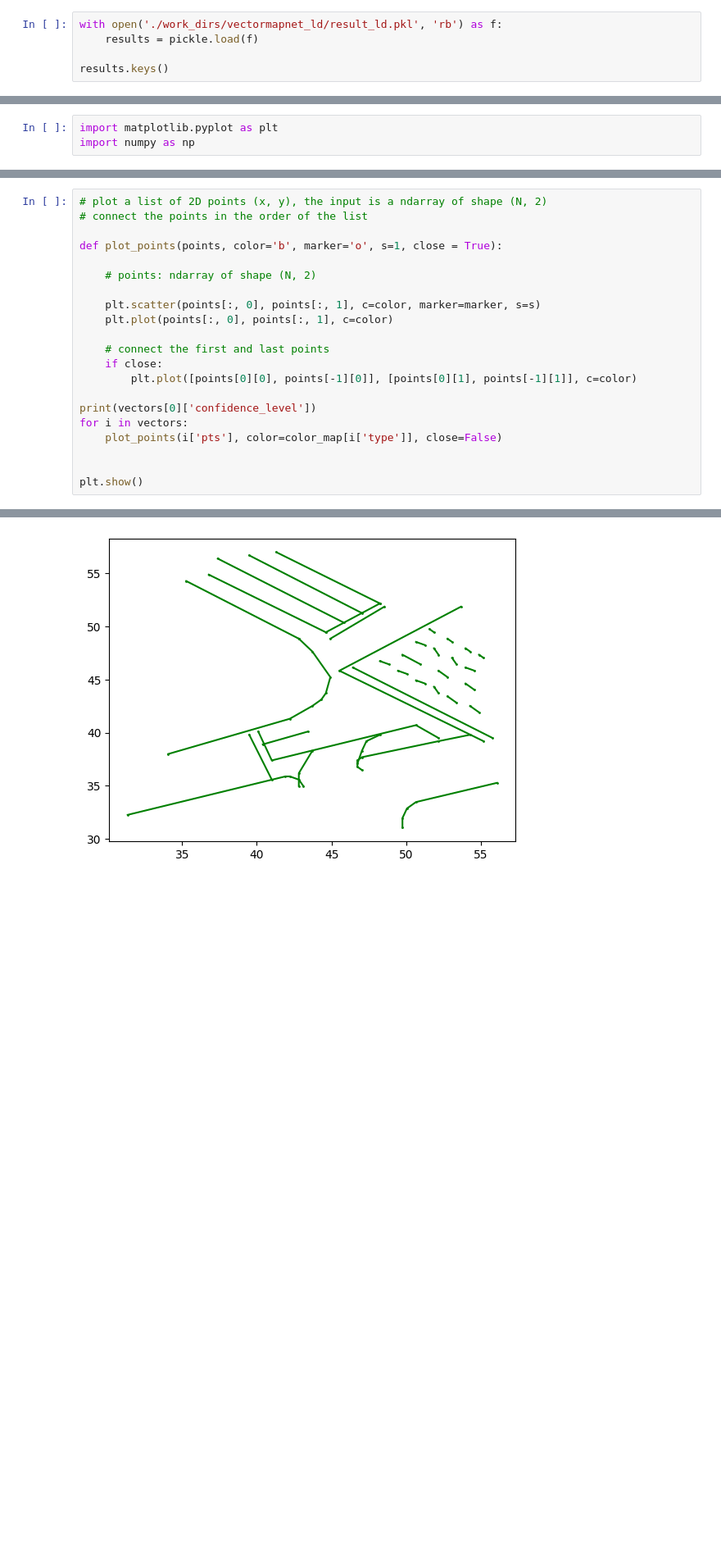
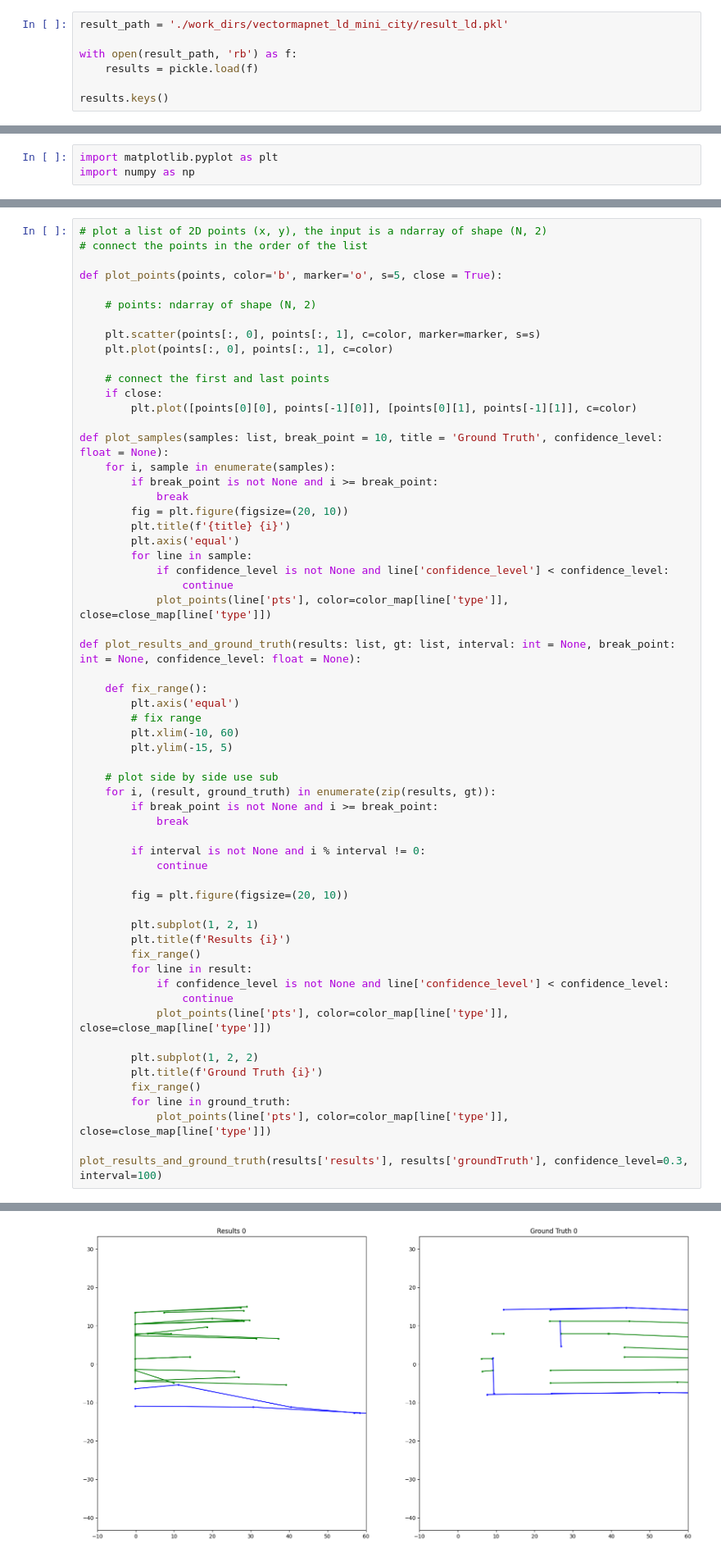
Before and after one commit to yinwu33/VectorMapNet_code, a Jupyter notebook: check.ipynb, the cells around one changed output, grey strips where cells are left out. Shown at 82% size. Drawn from its saved outputs; the diff is of its cells as text; blank space fills up the shorter version.

Commit message:
city

```diff
--- a/check.ipynb
+++ b/check.ipynb
@@ -9,5 +4,7 @@ os.getcwd(): /root/workspace/VectorMapNet_code
 # %%
-with open('./work_dirs/vectormapnet_ld/result_ld.pkl', 'rb') as f:
+result_path = './work_dirs/vectormapnet_ld_mini_city/result_ld.pkl'
+
+with open(result_path, 'rb') as f:
     results = pickle.load(f)
 
 results.keys()
@@ -73,7 +69,7 @@ close_map = {
 # plot a list of 2D points (x, y), the input is a ndarray of shape (N, 2)
 # connect the points in the order of the list
 
-def plot_points(points, color='b', marker='o', s=1, close = True):
+def plot_points(points, color='b', marker='o', s=5, close = True):
 
     # points: ndarray of shape (N, 2)
 
@@ -84,10 +80,49 @@ def plot_points(points, color='b', marker='o', s=1, close = True):
     if close:
         plt.plot([points[0][0], points[-1][0]], [points[0][1], points[-1][1]], c=color)
 
-print(vectors[0]['confidence_level'])
-for i in vectors:
-    plot_points(i['pts'], color=color_map[i['type']], close=False)
+def plot_samples(samples: list, break_point = 10, title = 'Ground Truth', confidence_level: float = None):
+    for i, sample in enumerate(samples):
+        if break_point is not None and i >= break_point:
+            break
+        fig = plt.figure(figsize=(20, 10))
+        plt.title(f'{title} {i}')
+        plt.axis('equal')
+        for line in sample:
+            if confidence_level is not None and line['confidence_level'] < confidence_level:
+                continue
+            plot_points(line['pts'], color=color_map[line['type']], close=close_map[line['type']])
 
+def plot_results_and_ground_truth(results: list, gt: list, interval: int = None, break_point: int = None, confidence_level: float = None):
 
-plt.show()
+    def fix_range():
+        plt.axis('equal')
+        # fix range
+        plt.xlim(-10, 60)
+        plt.ylim(-15, 5)
+
+    # plot side by side use sub
+    for i, (result, ground_truth) in enumerate(zip(results, gt)):
+        if break_point is not None and i >= break_point:
+            break
+
+        if interval is not None and i % interval != 0:
+            continue
+
+        fig = plt.figure(figsize=(20, 10))
+
+        plt.subplot(1, 2, 1)
+        plt.title(f'Results {i}')
+        fix_range()
+        for line in result:
+            if confidence_level is not None and line['confidence_level'] < confidence_level:
+                continue
+            plot_points(line['pts'], color=color_map[line['type']], close=close_map[line['type']])
+
+        plt.subplot(1, 2, 2)
+        plt.title(f'Ground Truth {i}')
+        fix_range()
+        for line in ground_truth:
+            plot_points(line['pts'], color=color_map[line['type']], close=close_map[line['type']])
+
+plot_results_and_ground_truth(results['results'], results['groundTruth'], confidence_level=0.3, interval=100)
 # %% [output]
@@ -95 +129 @@ plt.show()
-[figure, old version]
+[figure, new version]
```
Also changed, not shown: parts of 23 cells of this notebook, 10 other files.
